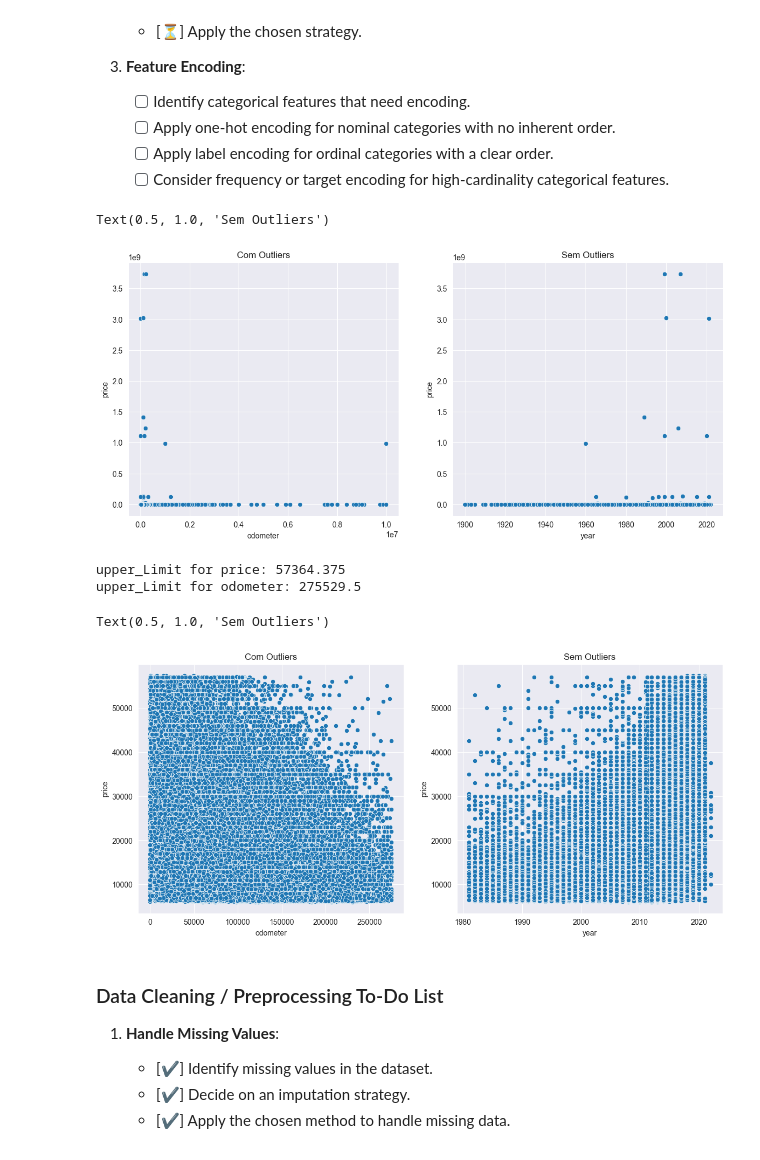
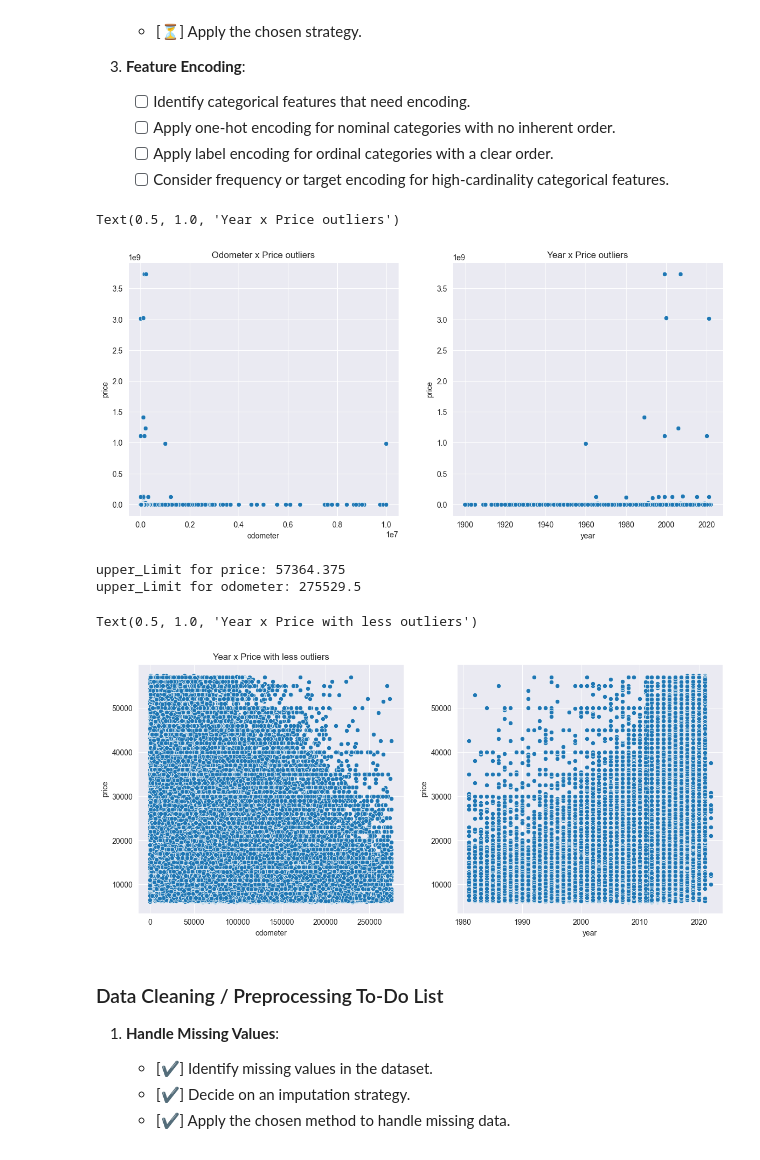
Before and after one commit to Ang3k/Modelo-de-Regressao-em-Arvores-para-Previsao-de-Carros-Usados, a Jupyter notebook: new_project.ipynb, the cells around one changed output. Saved outputs shown, nothing was run; the diff lists cells and outputs as text; code cells hidden in the pictures.

```diff
--- a/new_project.ipynb
+++ b/new_project.ipynb
@@ -112,13 +112,13 @@ generate_missplot(df)
 fig, (ax1, ax2) = plt.subplots(1, 2, figsize=(14, 6))
 
 sns.scatterplot(x="odometer", y="price", data=df, ax=ax1)
-ax1.set_title('Com Outliers')
+ax1.set_title('Odometer x Price outliers')
 
 sns.scatterplot(x="year", y="price", data=df, ax=ax2)
-ax2.set_title('Sem Outliers')
+ax2.set_title('Year x Price outliers')
 # %% [output]
-Text(0.5, 1.0, 'Sem Outliers')
+Text(0.5, 1.0, 'Year x Price outliers')
-[figure, old version]
+[figure, new version]
 # %%
 # I could do this with an lower_limit too, but I tested and it didn´t work well (having negative lower limits).
 def upper_remover(df,column):
@@ -143,14 +143,14 @@ upper_Limit for odometer: 275529.5
 # %%
 fig, (ax1, ax2) = plt.subplots(1, 2, figsize=(14, 6))
 
 sns.scatterplot(x="odometer", y="price", data=df, ax=ax1)
-ax1.set_title('Com Outliers')
+ax1.set_title('Odometer x Price with less outliers')
 
 sns.scatterplot(x="year", y="price", data=df, ax=ax2)
-ax2.set_title('Sem Outliers')
+ax1.set_title('Year x Price with less outliers')
 # %% [output]
-Text(0.5, 1.0, 'Sem Outliers')
+Text(0.5, 1.0, 'Year x Price with less outliers')
-[figure, old version]
+[figure, new version]
 # %% [markdown]
 ### Data Cleaning / Preprocessing To-Do List
 
```
Also changed, not shown: parts of 3 cells of this notebook.
